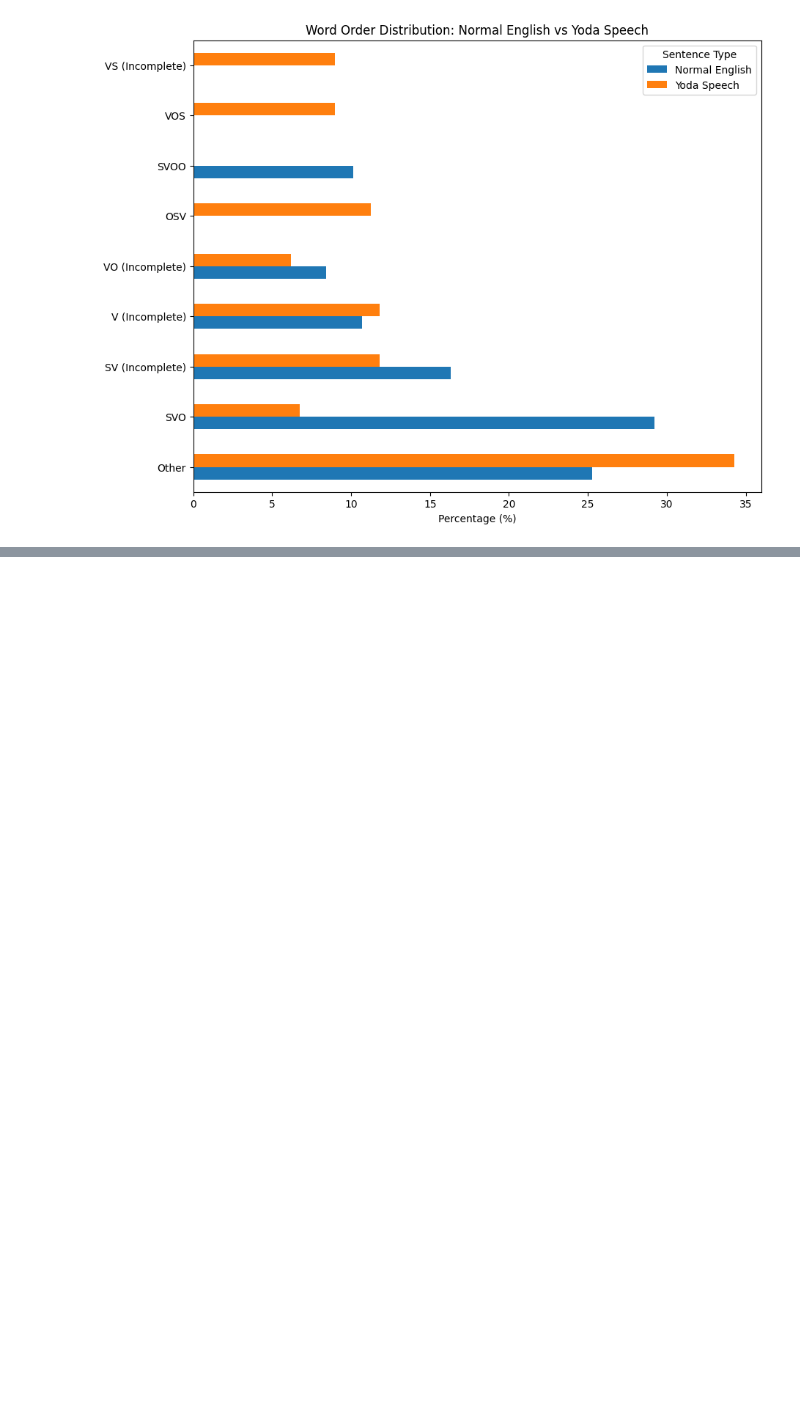
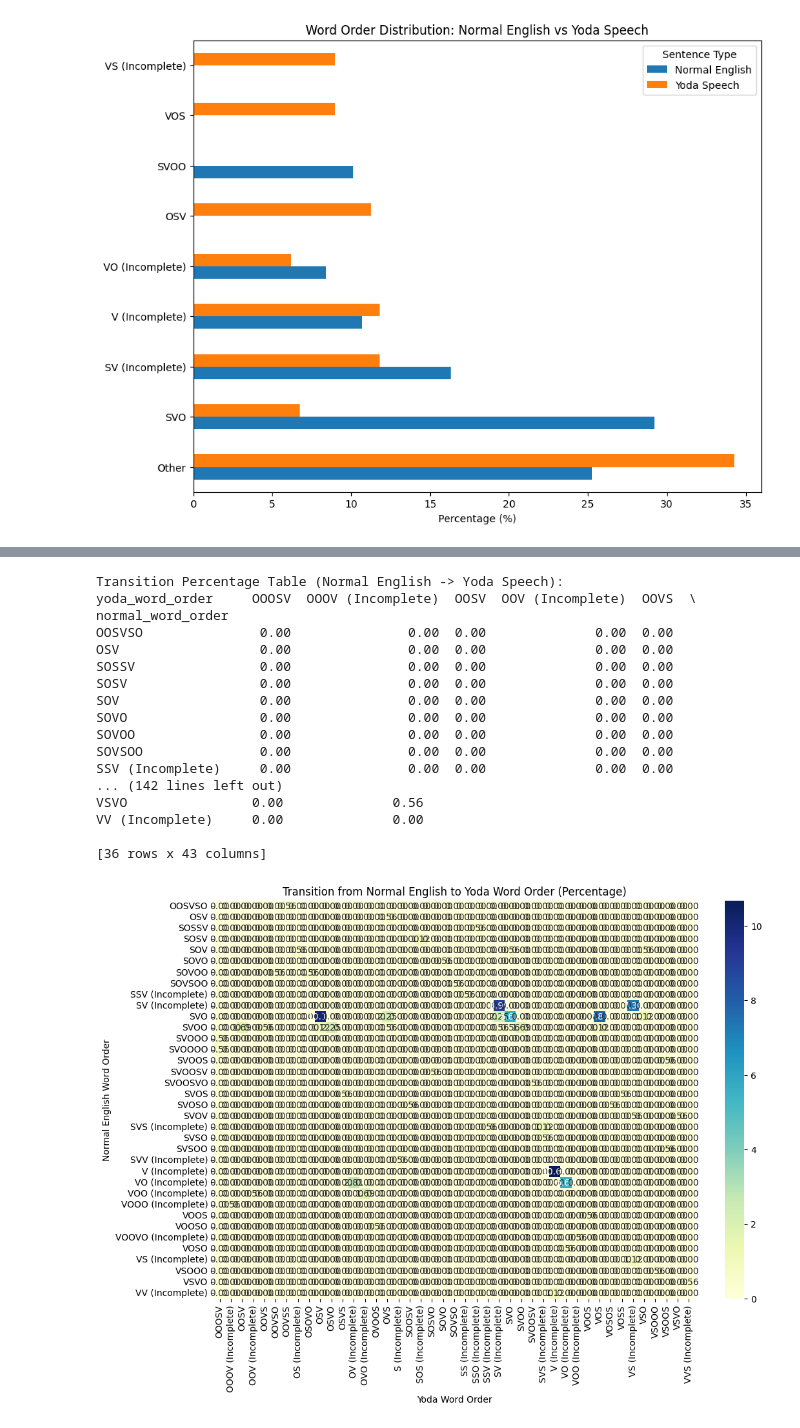
Before and after one commit to collSteve/yoda_speech_generator, a Jupyter notebook: analysis_word_order.ipynb, the cells around one changed output, grey strips where cells are left out. Drawn from its saved outputs; the diff is of its cells as text; code cells hidden in the pictures; blank space fills up the shorter version.

```diff
--- a/analysis_word_order.ipynb
+++ b/analysis_word_order.ipynb
@@ -265,0 +413,36 @@ plt.show()
+# %%
+pair_counts = pd.crosstab(word_order_df["normal_word_order"], word_order_df["yoda_word_order"])
+
+# Optionally, convert to percentages relative to total number of sentences.
+pair_percentages = pair_counts / pair_counts.sum().sum() * 100
+
+# Display the table of percentages.
+print("Transition Percentage Table (Normal English -> Yoda Speech):")
+print(pair_percentages.round(2))
+
+# Create a heatmap using seaborn for visualization.
+plt.figure(figsize=(12, 8))
+sns.heatmap(pair_percentages, annot=True, fmt=".2f", cmap="YlGnBu")
+plt.xlabel("Yoda Word Order")
+plt.ylabel("Normal English Word Order")
+plt.title("Transition from Normal English to Yoda Word Order (Percentage)")
+plt.show()
+# %% [output]
+Transition Percentage Table (Normal English -> Yoda Speech):
+yoda_word_order     OOOSV  OOOV (Incomplete)  OOSV  OOV (Incomplete)  OOVS  \
+normal_word_order
+OOSVSO               0.00               0.00  0.00              0.00  0.00
+OSV                  0.00               0.00  0.00              0.00  0.00
+SOSSV                0.00               0.00  0.00              0.00  0.00
+SOSV                 0.00               0.00  0.00              0.00  0.00
+SOV                  0.00               0.00  0.00              0.00  0.00
+SOVO                 0.00               0.00  0.00              0.00  0.00
+SOVOO                0.00               0.00  0.00              0.00  0.00
+SOVSOO               0.00               0.00  0.00              0.00  0.00
+SSV (Incomplete)     0.00               0.00  0.00              0.00  0.00
+... (142 lines left out)
+VSVO                0.00              0.56
+VV (Incomplete)     0.00              0.00
+
+[36 rows x 43 columns]
+[figure, added]
```
Also changed, not shown: parts of 13 cells of this notebook, 20 other files.
